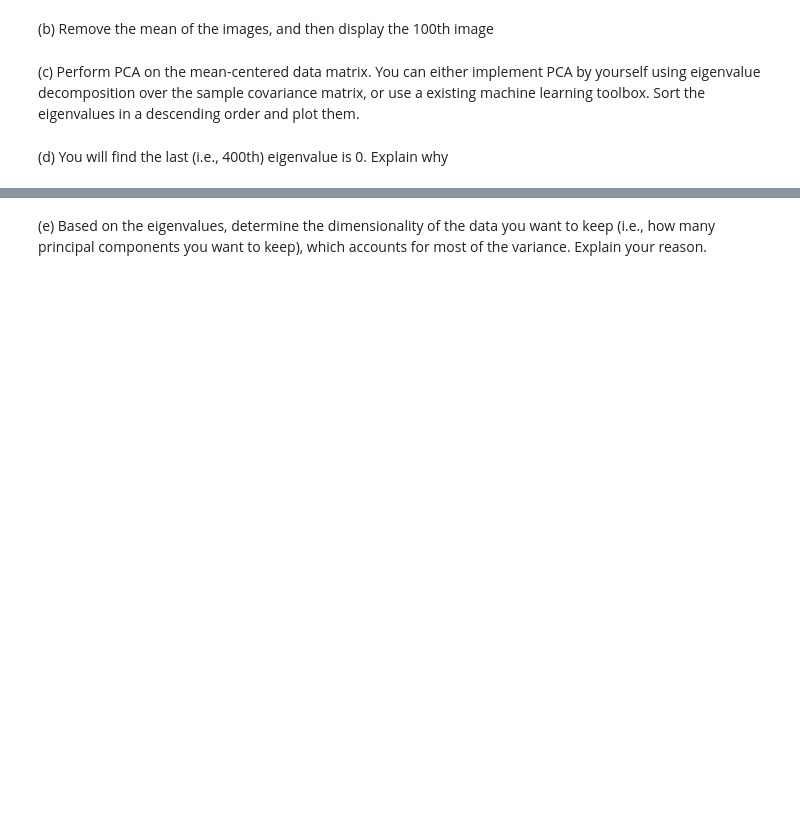
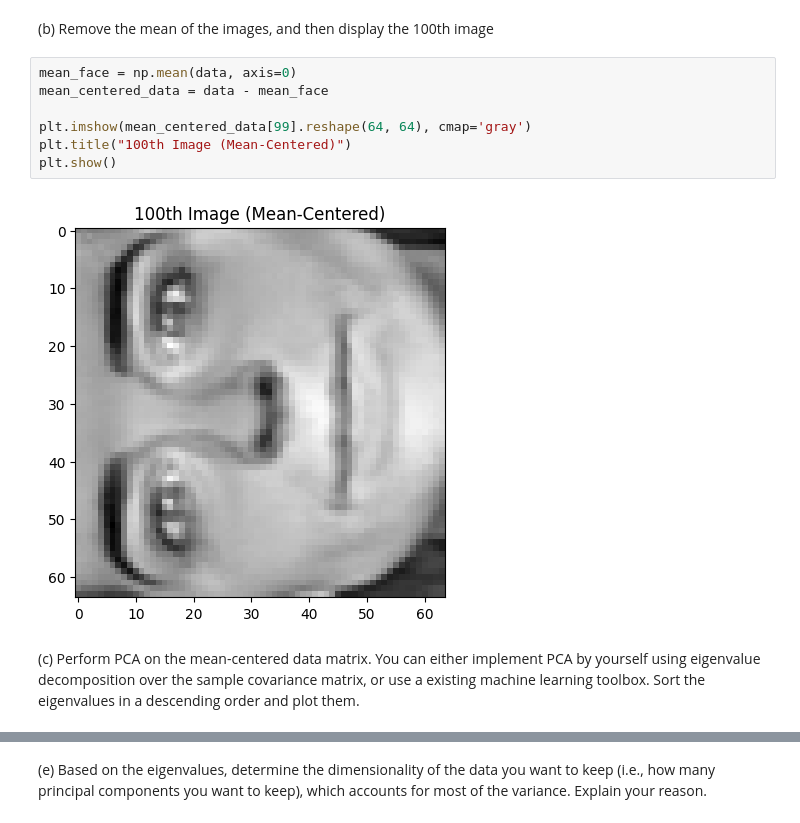
Before and after one commit to hpharen/4442-Assignments, a Jupyter notebook: Assignment 2/4442 Assignment 2 - hpate269.ipynb, the cells around one changed output, grey strips where cells are left out. Saved outputs shown, nothing was run; the diff lists cells and outputs as text; blank space fills up the shorter version.

```diff
--- a/Assignment 2/4442 Assignment 2 - hpate269.ipynb
+++ b/Assignment 2/4442 Assignment 2 - hpate269.ipynb
@@ -91,7 +102,14 @@ For this exercise, you will use principal component analysis (PCA) to analyze fa
 # %% [markdown]
 (b) Remove the mean of the images, and then display the 100th image
+# %%
+mean_face = np.mean(data, axis=0)
+mean_centered_data = data - mean_face
+
+plt.imshow(mean_centered_data[99].reshape(64, 64), cmap='gray')
+plt.title("100th Image (Mean-Centered)")
+plt.show()
+# %% [output]
+[figure, added]
 # %% [markdown]
 (c) Perform PCA on the mean-centered data matrix. You can either implement PCA by yourself using eigenvalue decomposition over the sample covariance matrix, or use a existing
 machine learning toolbox. Sort the eigenvalues in a descending order and plot them.
-# %% [markdown]
-(d) You will find the last (i.e., 400th) eigenvalue is 0. Explain why
```
Also changed, not shown: parts of 7 cells of this notebook.
